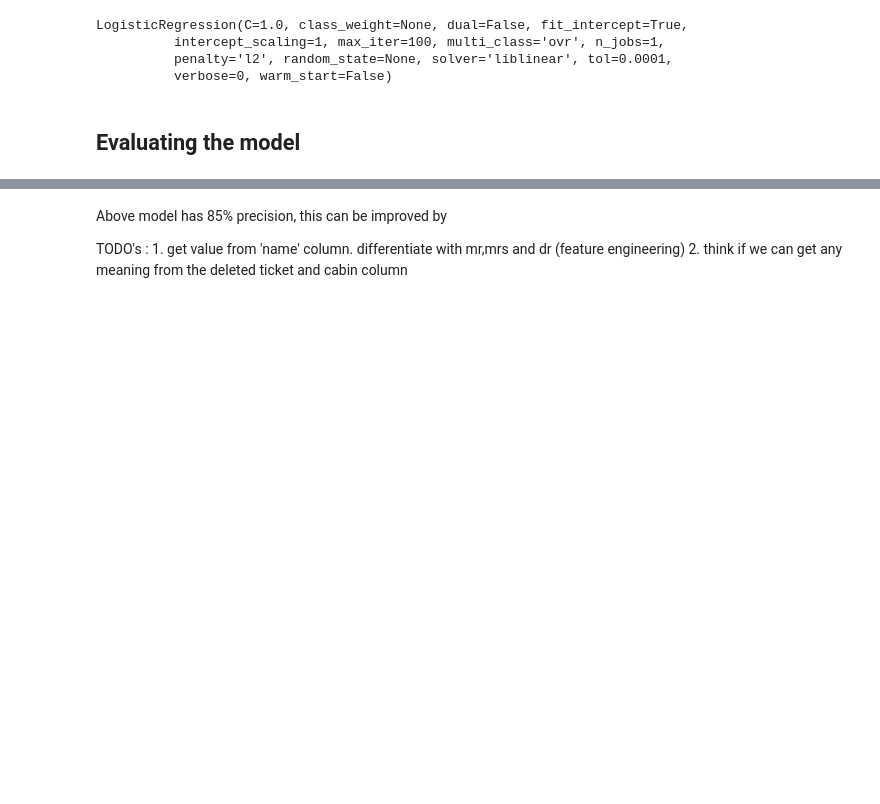
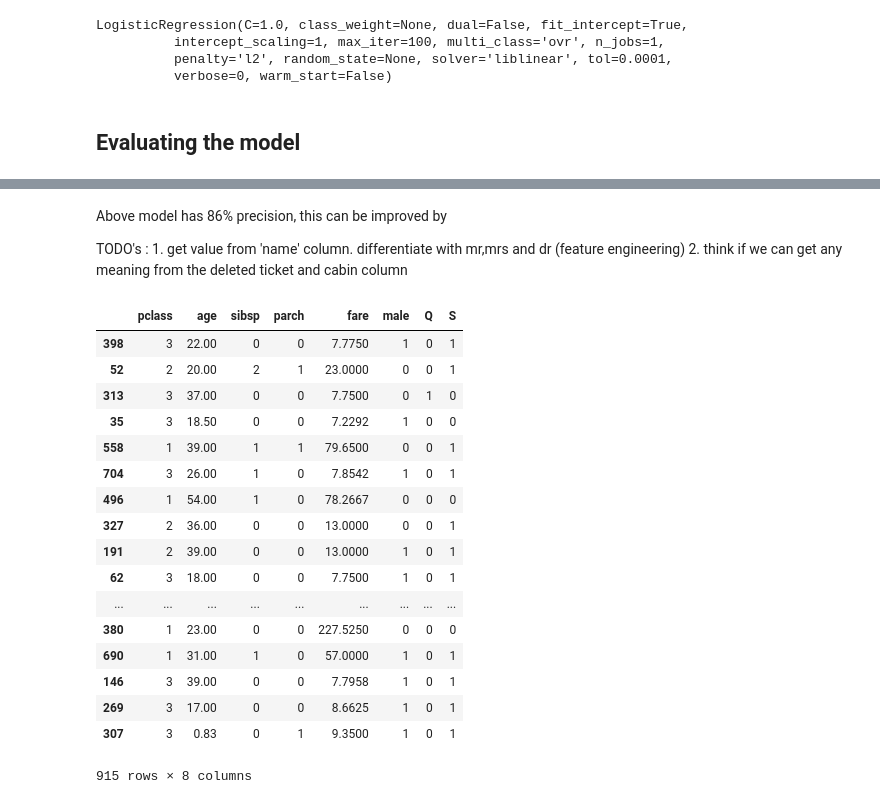
Before and after one commit to yogeshkumarbalu/kaggle_problems, a Jupyter notebook: survival_prediction/src/titanic_logistic_regression.ipynb, the cells around one changed output, grey strips where cells are left out. Drawn from its saved outputs; the diff is of its cells as text; code cells hidden in the pictures; blank space fills up the shorter version.

```diff
--- a/survival_prediction/src/titanic_logistic_regression.ipynb
+++ b/survival_prediction/src/titanic_logistic_regression.ipynb
@@ -273,7 +276,7 @@ print(classification_report(y_test,predictions))
 
 avg / total       0.85      0.85      0.85       393
 # %% [markdown]
-Above model has 85% precision, this can be improved by
+Above model has 86% precision, this can be improved by
 
 TODO's  : 1. get value from 'name' column. differentiate with mr,mrs and dr (feature engineering)
             2. think if we can get any meaning from the deleted ticket and cabin column
@@ -279,0 +303,23 @@ TODO's  : 1. get value from 'name' column. differentiate with mr,mrs and dr (fea
+# %%
+m,n = np.shape(X_train)
+x = np.c_[np.ones(m), X_train]
+X_train
+# %% [output]
+|  | pclass | age | sibsp | parch | fare | male | Q | S |
+| 398 | 3 | 22.00 | 0 | 0 | 7.7750 | 1 | 0 | 1 |
+| 52 | 2 | 20.00 | 2 | 1 | 23.0000 | 0 | 0 | 1 |
+| 313 | 3 | 37.00 | 0 | 0 | 7.7500 | 0 | 1 | 0 |
+| 35 | 3 | 18.50 | 0 | 0 | 7.2292 | 1 | 0 | 0 |
+| 558 | 1 | 39.00 | 1 | 1 | 79.6500 | 0 | 0 | 1 |
+| 704 | 3 | 26.00 | 1 | 0 | 7.8542 | 1 | 0 | 1 |
+| 496 | 1 | 54.00 | 1 | 0 | 78.2667 | 0 | 0 | 0 |
+| 327 | 2 | 36.00 | 0 | 0 | 13.0000 | 0 | 0 | 1 |
+| 191 | 2 | 39.00 | 0 | 0 | 13.0000 | 1 | 0 | 1 |
+| 62 | 3 | 18.00 | 0 | 0 | 7.7500 | 1 | 0 | 1 |
+| ... | ... | ... | ... | ... | ... | ... | ... | ... |
+| 380 | 1 | 23.00 | 0 | 0 | 227.5250 | 0 | 0 | 0 |
+| 690 | 1 | 31.00 | 1 | 0 | 57.0000 | 1 | 0 | 1 |
+| 146 | 3 | 39.00 | 0 | 0 | 7.7958 | 1 | 0 | 1 |
+| 269 | 3 | 17.00 | 0 | 0 | 8.6625 | 1 | 0 | 1 |
+| 307 | 3 | 0.83 | 0 | 1 | 9.3500 | 1 | 0 | 1 |
+915 rows × 8 columns
```
Also changed, not shown: parts of 9 cells of this notebook.
